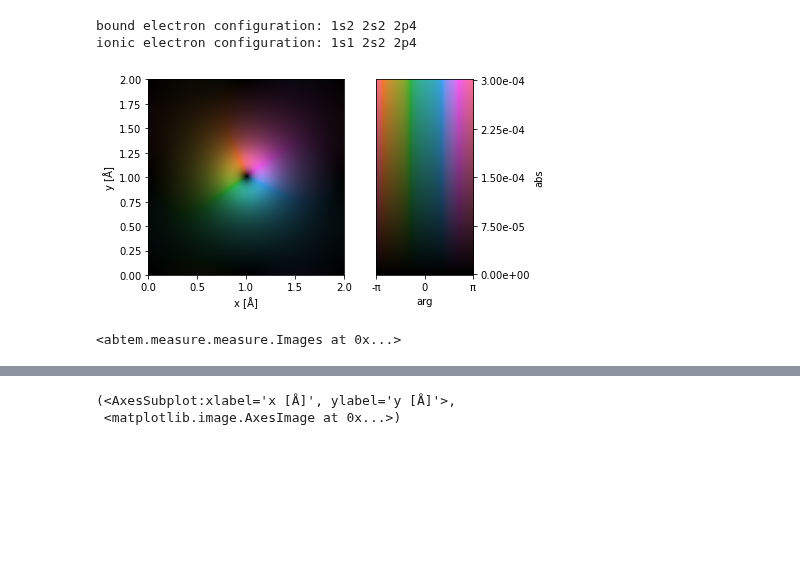
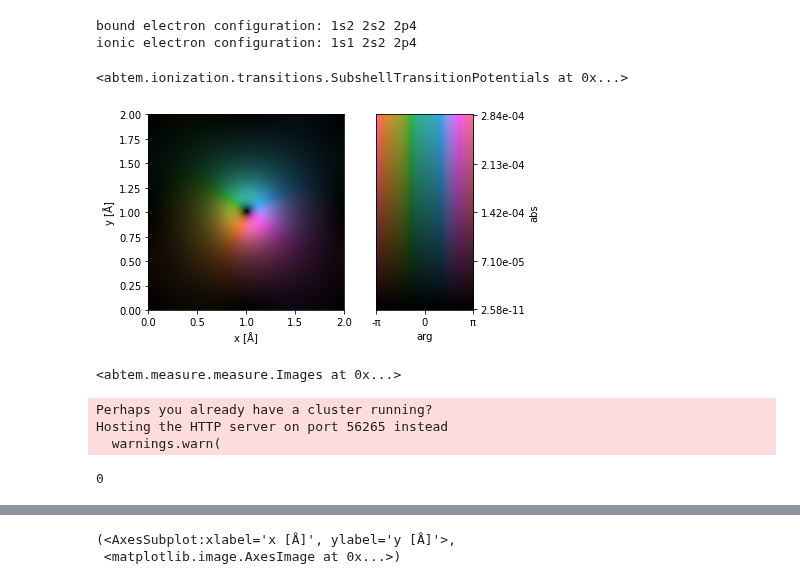
Before and after one commit to abTEM/abTEM, a Jupyter notebook: examples/dask/EFTEM.ipynb, the cells around one changed output, grey strips where cells are left out. Cells and saved outputs as stored; diff of their text form; code cells hidden in the pictures; blank space fills up the shorter version.

```diff
--- a/examples/dask/EFTEM.ipynb
+++ b/examples/dask/EFTEM.ipynb
@@ -36,11 +39,15 @@ bound electron configuration: 1s2 2s2 2p4
 ionic electron configuration: 1s1 2s2 2p4
 # %%
 transition_potentials = O_transitions.get_transition_potentials(extent=2, gpts=128, energy=300e3)
+# %%
+transition_potentials
+# %% [output]
+<abtem.ionization.transitions.SubshellTransitionPotentials at 0x...>
 # %%
 transition_images = transition_potentials.to_images()
-transition_images[0].show(cbar=True, vmin=0, vmax=3e-4);
+transition_images[1].show(cbar=True);
 # %% [output]
-[figure, old version]
+[figure, new version]
 # %%
 atoms = read('../data/srtio3_100.cif') * (3, 3, 13)
 
@@ -65,3 +72,12 @@ images = waves.multislice(potential,
 images.compute()
 # %% [output]
 <abtem.measure.measure.Images at 0x...>
+# %%
+from dask.distributed import Client, Pub
+import time
+
+c = Client()
+# %% [output]
+Perhaps you already have a cluster running?
+Hosting the HTTP server on port 56265 instead
+  warnings.warn(
@@ -67,0 +112,4 @@ images.compute()
+# %%
+a.a
+# %% [output]
+0
```
Also changed, not shown: parts of 5 cells of this notebook, 3 other files.
